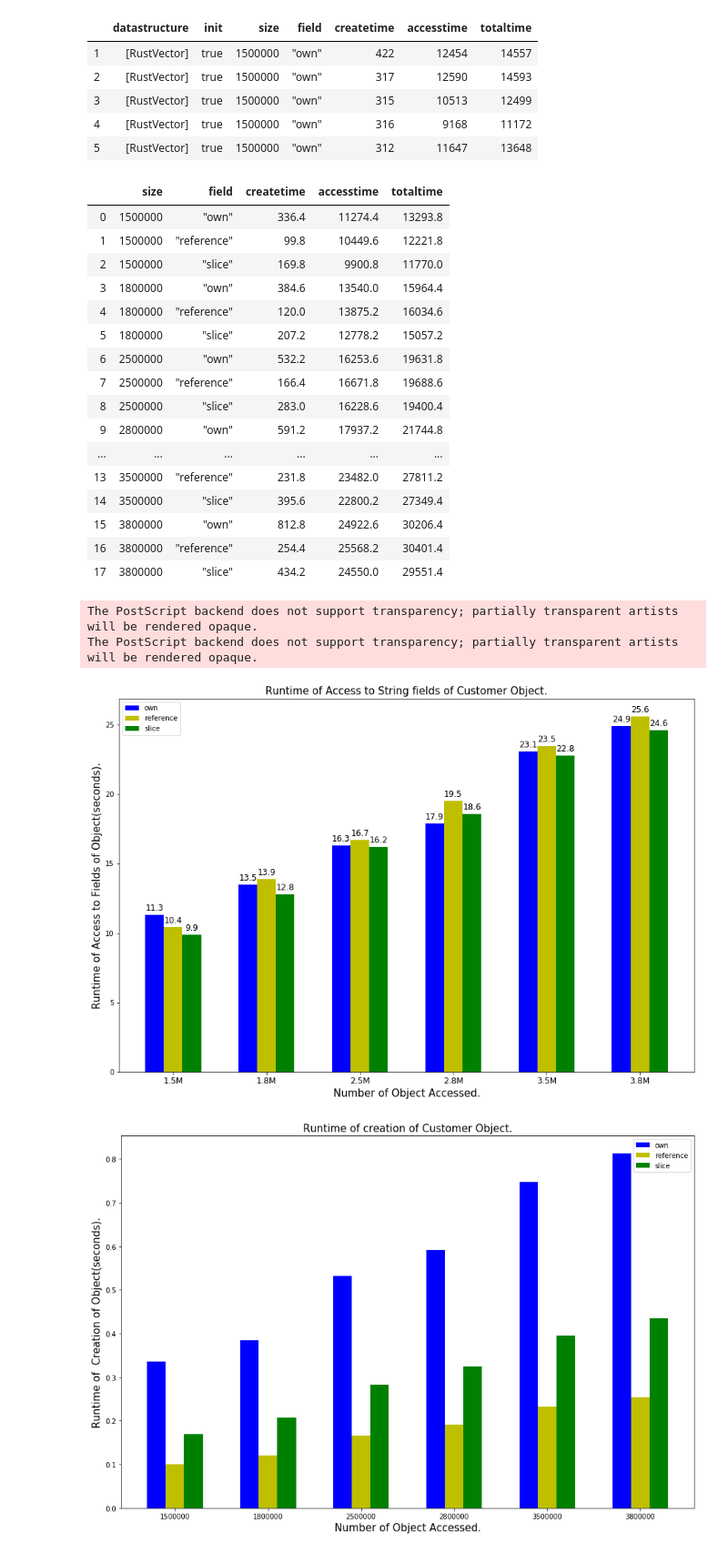
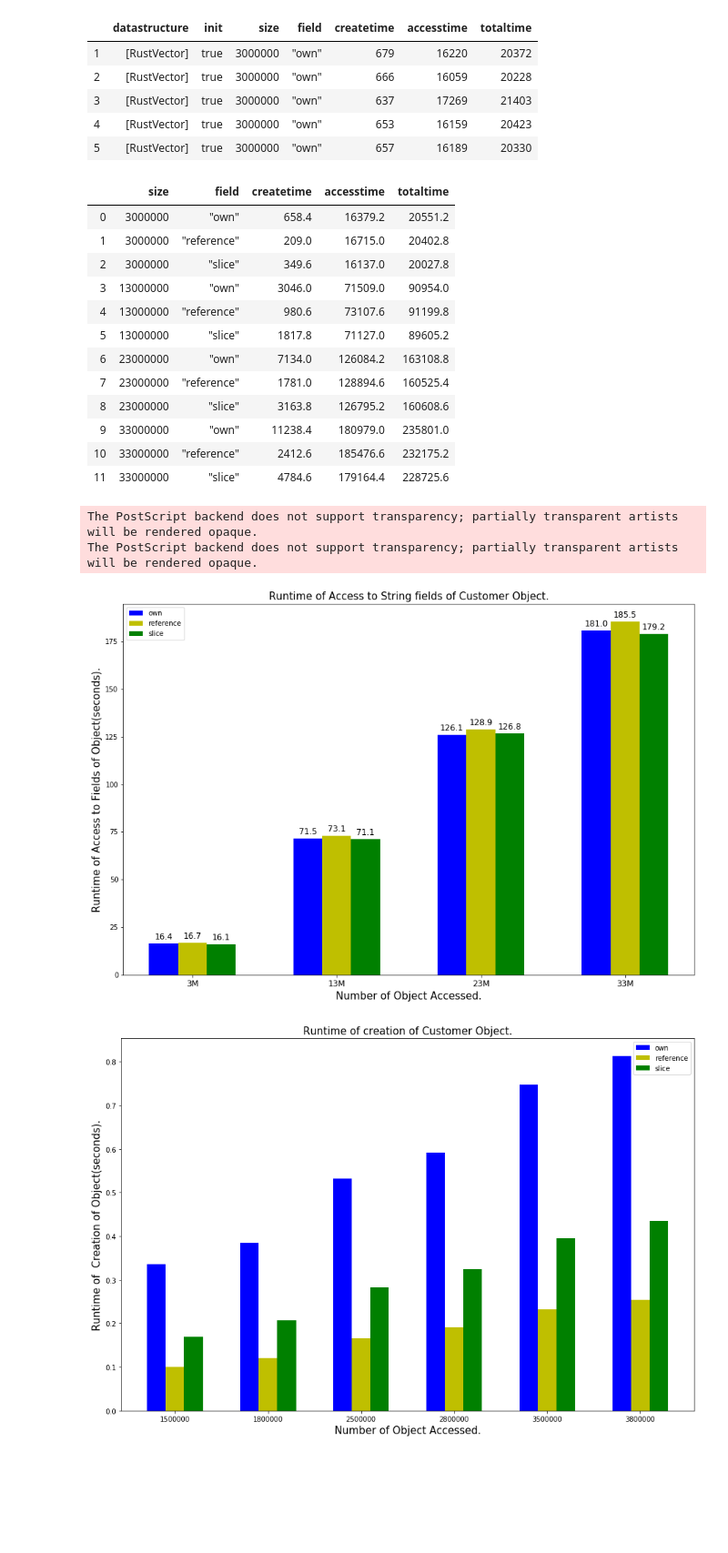
Before and after one commit to ShinsakuOkazaki/master-thesis, a Jupyter notebook: project/rust_vec_memalloc_for_different_type/analysis/visualize_withInitialize.ipynb, the cells around one changed output. Shown at 91% size. Saved outputs shown, nothing was run; the diff lists cells and outputs as text; code cells hidden in the pictures; blank space fills up the shorter version.

```diff
--- a/project/rust_vec_memalloc_for_different_type/analysis/visualize_withInitialize.ipynb
+++ b/project/rust_vec_memalloc_for_different_type/analysis/visualize_withInitialize.ipynb
@@ -5,7 +5,7 @@ import matplotlib.pyplot as plt
 # %%
 def getDf():
     files = {}
-    for size in [1500000, 1800000, 2500000, 2800000, 3500000, 3800000 ]:
+    for size in [3000000,13000000, 23000000, 33000000]:
         with open("../result/resultRustOwnerType_init_true_{}.txt".format(size), "r") as f:
             files["size{}".format(size)] = [s.strip().split("#") for s in f.readlines()]
 
@@ -16,10 +16,10 @@ def getDf():
         df = df[1:]
         df.columns = new_header
         dfs[k] = df
-    data = dfs['size1500000']
-    for s in [1800000, 2500000, 2800000, 3500000, 3800000]:
+    data = dfs['size3000000']
+    for s in [13000000, 23000000, 33000000]:
         data = pd.concat([data, dfs["size{}".format(s)]])
-    data = data.astype({"datastructure": str,"init": str , "size": int, "field": str, "createtime":int,  \
+    data = data.astype({"datastructure": str, "init": str ,"size": int, "field": str, "createtime":int,  \
                         'accesstime': int,"totaltime": int})
     return data
 # %%
@@ -28,33 +28,29 @@ df = getDf()
 df.head()
 # %% [output]
 |  | datastructure | init | size | field | createtime | accesstime | totaltime |
-| 1 | [RustVector] | true | 1500000 | "own" | 422 | 12454 | 14557 |
-| 2 | [RustVector] | true | 1500000 | "own" | 317 | 12590 | 14593 |
-| 3 | [RustVector] | true | 1500000 | "own" | 315 | 10513 | 12499 |
-| 4 | [RustVector] | true | 1500000 | "own" | 316 | 9168 | 11172 |
-| 5 | [RustVector] | true | 1500000 | "own" | 312 | 11647 | 13648 |
+| 1 | [RustVector] | true | 3000000 | "own" | 679 | 16220 | 20372 |
+| 2 | [RustVector] | true | 3000000 | "own" | 666 | 16059 | 20228 |
+| 3 | [RustVector] | true | 3000000 | "own" | 637 | 17269 | 21403 |
+| 4 | [RustVector] | true | 3000000 | "own" | 653 | 16159 | 20423 |
+| 5 | [RustVector] | true | 3000000 | "own" | 657 | 16189 | 20330 |
 # %%
 df_avg = df.groupby(["size", "field"]).mean().reset_index()
 # %%
 df_avg
 # %% [output]
 |  | size | field | createtime | accesstime | totaltime |
-| 0 | 1500000 | "own" | 336.4 | 11274.4 | 13293.8 |
-| 1 | 1500000 | "reference" | 99.8 | 10449.6 | 12221.8 |
-| 2 | 1500000 | "slice" | 169.8 | 9900.8 | 11770.0 |
-| 3 | 1800000 | "own" | 384.6 | 13540.0 | 15964.4 |
-| 4 | 1800000 | "reference" | 120.0 | 13875.2 | 16034.6 |
-| 5 | 1800000 | "slice" | 207.2 | 12778.2 | 15057.2 |
-| 6 | 2500000 | "own" | 532.2 | 16253.6 | 19631.8 |
-| 7 | 2500000 | "reference" | 166.4 | 16671.8 | 19688.6 |
-| 8 | 2500000 | "slice" | 283.0 | 16228.6 | 19400.4 |
-| 9 | 2800000 | "own" | 591.2 | 17937.2 | 21744.8 |
-| ... | ... | ... | ... | ... | ... |
-| 13 | 3500000 | "reference" | 231.8 | 23482.0 | 27811.2 |
-| 14 | 3500000 | "slice" | 395.6 | 22800.2 | 27349.4 |
-| 15 | 3800000 | "own" | 812.8 | 24922.6 | 30206.4 |
-| 16 | 3800000 | "reference" | 254.4 | 25568.2 | 30401.4 |
-| 17 | 3800000 | "slice" | 434.2 | 24550.0 | 29551.4 |
+| 0 | 3000000 | "own" | 658.4 | 16379.2 | 20551.2 |
+| 1 | 3000000 | "reference" | 209.0 | 16715.0 | 20402.8 |
+| 2 | 3000000 | "slice" | 349.6 | 16137.0 | 20027.8 |
+| 3 | 13000000 | "own" | 3046.0 | 71509.0 | 90954.0 |
+| 4 | 13000000 | "reference" | 980.6 | 73107.6 | 91199.8 |
+| 5 | 13000000 | "slice" | 1817.8 | 71127.0 | 89605.2 |
+| 6 | 23000000 | "own" | 7134.0 | 126084.2 | 163108.8 |
+| 7 | 23000000 | "reference" | 1781.0 | 128894.6 | 160525.4 |
+| 8 | 23000000 | "slice" | 3163.8 | 126795.2 | 160608.6 |
+| 9 | 33000000 | "own" | 11238.4 | 180979.0 | 235801.0 |
+| 10 | 33000000 | "reference" | 2412.6 | 185476.6 | 232175.2 |
+| 11 | 33000000 | "slice" | 4784.6 | 179164.4 | 228725.6 |
 # %%
 def autolabel(rects, ax):
     """Attach a text label above each bar in *rects*, displaying its height."""
@@ -68,31 +64,31 @@ def autolabel(rects, ax):
 # %%
 own = df_avg[df_avg["field"] == '"own"']
 reference = df_avg[df_avg["field"] == '"reference"']
 slice_type = df_avg[df_avg["field"] == '"slice"']
 fig, ax = plt.subplots(figsize = (15, 10))
 w = 0.2
 idx = np.arange(df_avg['size'].nunique())
 b1 = ax.bar(idx - w, round(own["accesstime"] / 1000, 1), width = w, color ='b', align = 'center')
 b2 = ax.bar(idx , round(reference["accesstime"] / 1000, 1), width = w, color ='y', align = 'center')
 b3 = ax.bar(idx + w, round(slice_type["accesstime"] / 1000, 1), width = w, color ='g', align = 'center')
 label = np.sort(df_avg['size'].unique())
 ax.set_xticks(idx)
-ax.set_xticklabels([str(n) + "M" for n in (label / 1000000)], fontsize = 12)
+ax.set_xticklabels([str(int(n)) + "M" for n in (label / 1000000)], fontsize = 12)
 ax.set_xlabel("Number of Object Accessed.", fontsize = 15)
 ax.set_ylabel("Runtime of Access to Fields of Object(seconds).", fontsize = 15)
 ax.set_title("Runtime of Access to String fields of Customer Object.", fontsize = 15)
 autolabel(b1, ax)
 autolabel(b2, ax)
 autolabel(b3, ax)
 ax.legend((b1, b2, b3), ("own", "reference", "slice"))
 #ax.set_yscale('log')
 fig.savefig("rust_access_different_poniter_init.eps")
 #fig.savefig("rust_borrowing.png")
 plt.show()
 # %% [output]
 The PostScript backend does not support transparency; partially transparent artists will be rendered opaque.
 The PostScript backend does not support transparency; partially transparent artists will be rendered opaque.
-[figure, old version]
+[figure, new version]
 # %%
 own = df_avg[df_avg["field"] == '"own"']
 reference = df_avg[df_avg["field"] == '"reference"']
```
Also changed, not shown: 43 other files.
